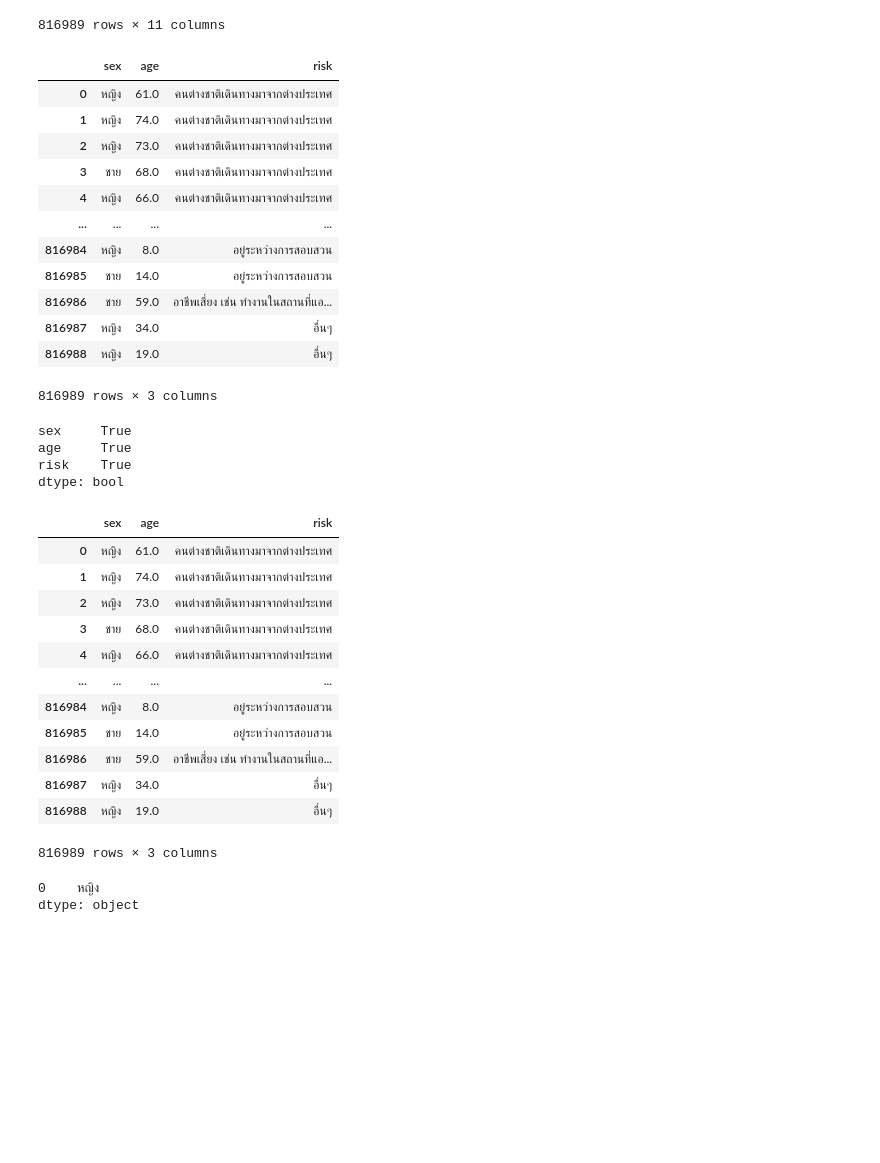
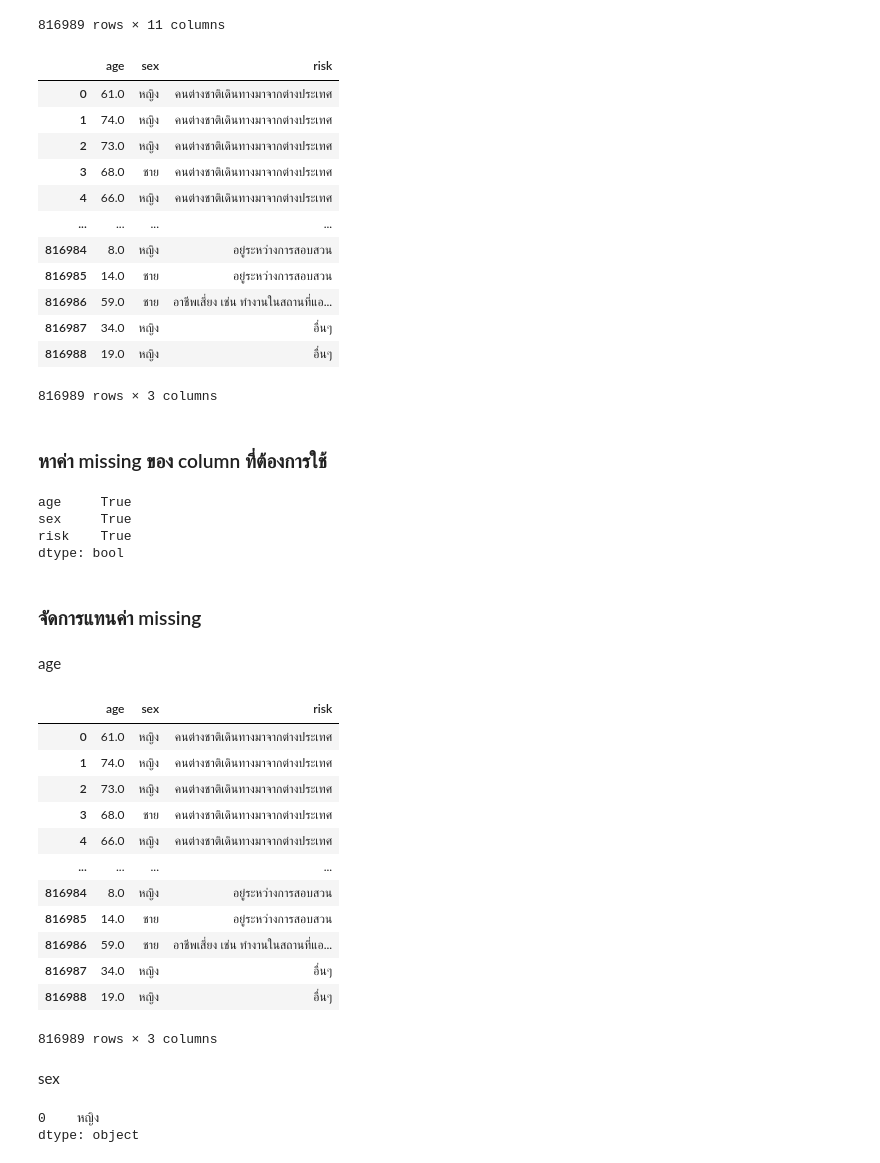
Before and after one commit to PhinyadaPhen/data_viz_2022, a Jupyter notebook: DataViz01_Table_Data.ipynb, the cells around one changed output. Saved outputs shown, nothing was run; the diff lists cells and outputs as text; code cells hidden in the pictures; blank space fills up the shorter version.

```diff
--- a/DataViz01_Table_Data.ipynb
+++ b/DataViz01_Table_Data.ipynb
@@ -171,48 +171,56 @@ data_covid
 | 816988 | 816989 | 11/8/2021 | 10/8/2021 | หญิง | 19.0 | ปี | Thailand | สระแก้ว | ... |
 816989 rows × 11 columns
 # %%
-datafn_1 = data_covid[['sex','age','risk']] # เลือก column ที่ต้องการใช้ ได้แก่ sex,age และ risk
+datafn_1 = data_covid[['age','sex','risk']] # เลือก column ที่ต้องการใช้ ได้แก่ age,sex และ risk
 datafn_1
 # %% [output]
-|  | sex | age | risk |
-| 0 | หญิง | 61.0 | คนต่างชาติเดินทางมาจากต่างประเทศ |
-| 1 | หญิง | 74.0 | คนต่างชาติเดินทางมาจากต่างประเทศ |
-| 2 | หญิง | 73.0 | คนต่างชาติเดินทางมาจากต่างประเทศ |
-| 3 | ชาย | 68.0 | คนต่างชาติเดินทางมาจากต่างประเทศ |
-| 4 | หญิง | 66.0 | คนต่างชาติเดินทางมาจากต่างประเทศ |
+|  | age | sex | risk |
+| 0 | 61.0 | หญิง | คนต่างชาติเดินทางมาจากต่างประเทศ |
+| 1 | 74.0 | หญิง | คนต่างชาติเดินทางมาจากต่างประเทศ |
+| 2 | 73.0 | หญิง | คนต่างชาติเดินทางมาจากต่างประเทศ |
+| 3 | 68.0 | ชาย | คนต่างชาติเดินทางมาจากต่างประเทศ |
+| 4 | 66.0 | หญิง | คนต่างชาติเดินทางมาจากต่างประเทศ |
 | ... | ... | ... | ... |
-| 816984 | หญิง | 8.0 | อยู่ระหว่างการสอบสวน |
-| 816985 | ชาย | 14.0 | อยู่ระหว่างการสอบสวน |
-| 816986 | ชาย | 59.0 | อาชีพเสี่ยง เช่น ทำงานในสถานที่แอ... |
-| 816987 | หญิง | 34.0 | อื่นๆ |
-| 816988 | หญิง | 19.0 | อื่นๆ |
+| 816984 | 8.0 | หญิง | อยู่ระหว่างการสอบสวน |
+| 816985 | 14.0 | ชาย | อยู่ระหว่างการสอบสวน |
+| 816986 | 59.0 | ชาย | อาชีพเสี่ยง เช่น ทำงานในสถานที่แอ... |
+| 816987 | 34.0 | หญิง | อื่นๆ |
+| 816988 | 19.0 | หญิง | อื่นๆ |
 816989 rows × 3 columns
+# %% [markdown]
+### หาค่า missing ของ column ที่ต้องการใช้
 # %%
-datafn_1[['sex','age','risk']].isnull().any() # หาค่า missing
+datafn_1[['age','sex','risk']].isnull().any() # หาค่า missing
 # %% [output]
+age     True
 sex     True
-age     True
 risk    True
 dtype: bool
+# %% [markdown]
+### จัดการแทนค่า missing
+# %% [markdown]
+age
 # %%
-# จัดการค่า missing ของ age ด้วยการเติมค่า mean
+# แทนค่า missing ของ age ด้วยการเติมค่า mean(ค่ากลาง, ค่าเฉลี่ย)
 datafn_1['age'].mean() # หาค่า mean ของ age
 datafn_1age = datafn_1.fillna(value={'age':datafn_1['age'].mean()}) # แทนค่า mean ในค่า missing
 datafn_1age
 # %% [output]
-|  | sex | age | risk |
-| 0 | หญิง | 61.0 | คนต่างชาติเดินทางมาจากต่างประเทศ |
-| 1 | หญิง | 74.0 | คนต่างชาติเดินทางมาจากต่างประเทศ |
-| 2 | หญิง | 73.0 | คนต่างชาติเดินทางมาจากต่างประเทศ |
-| 3 | ชาย | 68.0 | คนต่างชาติเดินทางมาจากต่างประเทศ |
-| 4 | หญิง | 66.0 | คนต่างชาติเดินทางมาจากต่างประเทศ |
+|  | age | sex | risk |
+| 0 | 61.0 | หญิง | คนต่างชาติเดินทางมาจากต่างประเทศ |
+| 1 | 74.0 | หญิง | คนต่างชาติเดินทางมาจากต่างประเทศ |
+| 2 | 73.0 | หญิง | คนต่างชาติเดินทางมาจากต่างประเทศ |
+| 3 | 68.0 | ชาย | คนต่างชาติเดินทางมาจากต่างประเทศ |
+| 4 | 66.0 | หญิง | คนต่างชาติเดินทางมาจากต่างประเทศ |
 | ... | ... | ... | ... |
-| 816984 | หญิง | 8.0 | อยู่ระหว่างการสอบสวน |
-| 816985 | ชาย | 14.0 | อยู่ระหว่างการสอบสวน |
-| 816986 | ชาย | 59.0 | อาชีพเสี่ยง เช่น ทำงานในสถานที่แอ... |
-| 816987 | หญิง | 34.0 | อื่นๆ |
-| 816988 | หญิง | 19.0 | อื่นๆ |
+| 816984 | 8.0 | หญิง | อยู่ระหว่างการสอบสวน |
+| 816985 | 14.0 | ชาย | อยู่ระหว่างการสอบสวน |
+| 816986 | 59.0 | ชาย | อาชีพเสี่ยง เช่น ทำงานในสถานที่แอ... |
+| 816987 | 34.0 | หญิง | อื่นๆ |
+| 816988 | 19.0 | หญิง | อื่นๆ |
 816989 rows × 3 columns
 # %%
 # datafn_1age.isnull().any() # เช็คค่า missing ของ age
+# %% [markdown]
+sex
 # %%
```
Also changed, not shown: parts of 21 cells of this notebook.
